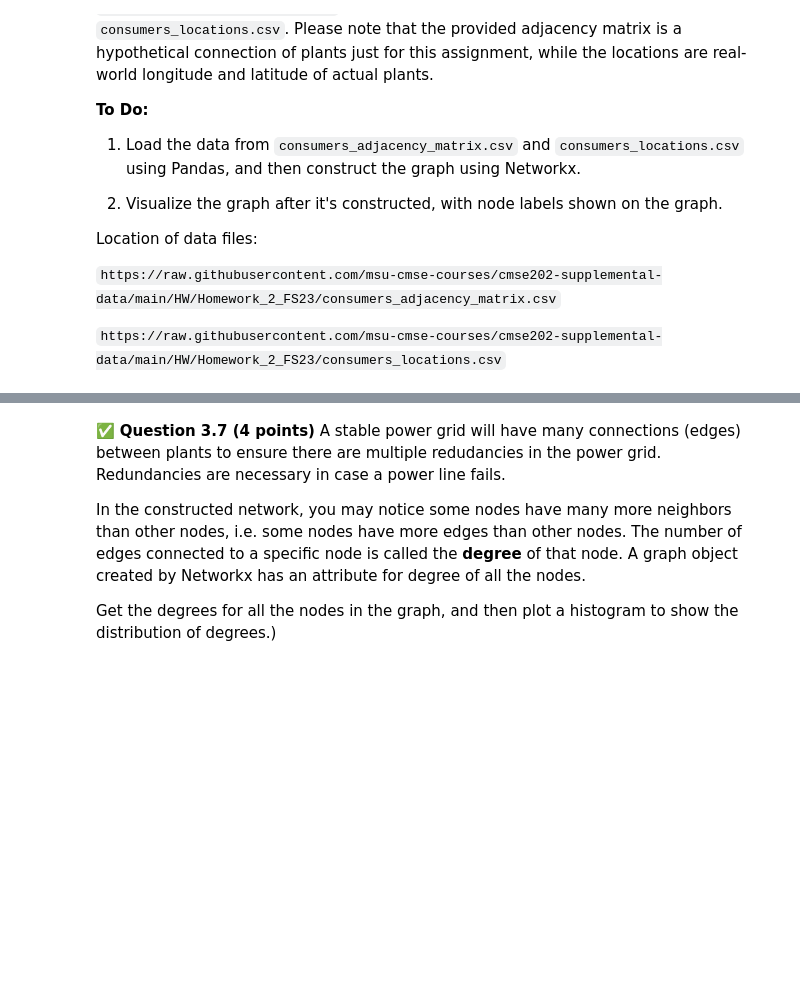
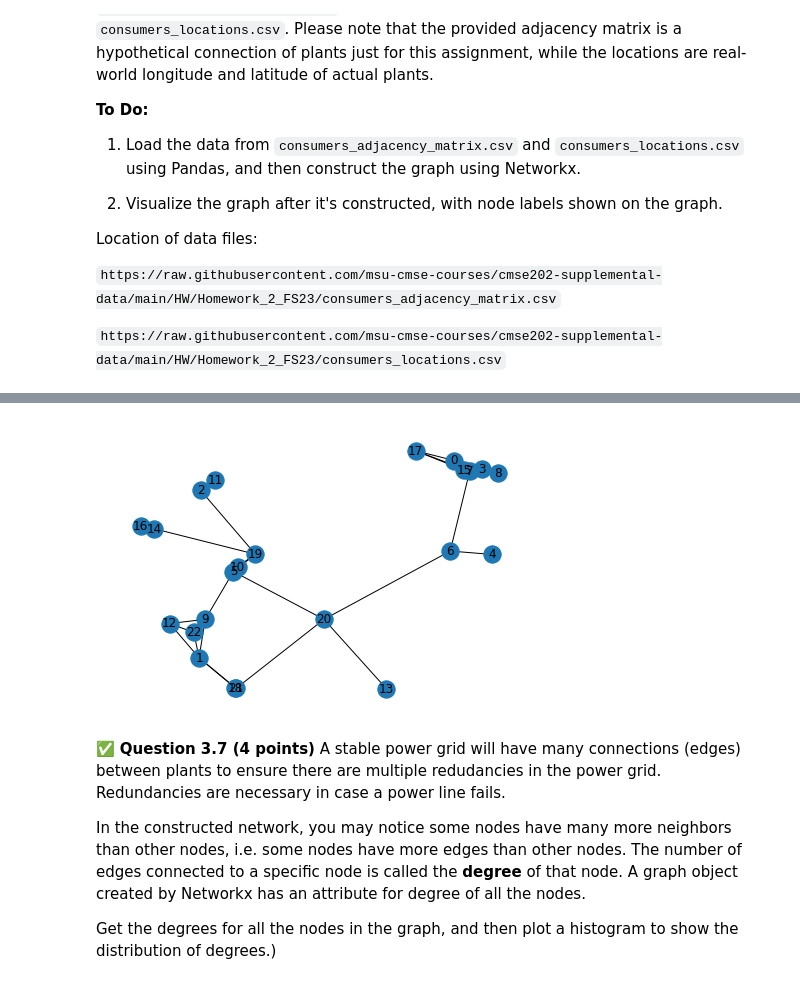
Before and after one commit to BraydenDillon/CMSE202-f23-turnin, a Jupyter notebook: hw-02/HW-02_OOP_ABM_GraphTheory-STUDENT.ipynb, the cells around one changed output, grey strips where cells are left out. Saved outputs shown, nothing was run; the diff lists cells and outputs as text; code cells hidden in the pictures; blank space fills up the shorter version.

```diff
--- a/hw-02/HW-02_OOP_ABM_GraphTheory-STUDENT.ipynb
+++ b/hw-02/HW-02_OOP_ABM_GraphTheory-STUDENT.ipynb
@@ -504,9 +587,11 @@ Location of data files:
 # %%
 # Complete the following code to construct and display the graph
-
+graph_adjacency_matrix = pd.read_csv('consumers_adjacency_matrix.csv', header=None)
 position = pd.read_csv('./consumers_locations.csv', header=None)
 G = nx.Graph(graph_adjacency_matrix)
 nx.draw(G, pos=position.values, with_labels=True)
+# %% [output]
+[figure, added]
 # %% [markdown]
 &#9989; **Question 3.7 (4 points)** A stable power grid will have many connections (edges) between plants to ensure there are multiple redudancies in the power grid.  Redundancies are necessary in case a power line fails.
 
```
Also changed, not shown: parts of 28 cells of this notebook, 3 other files.
